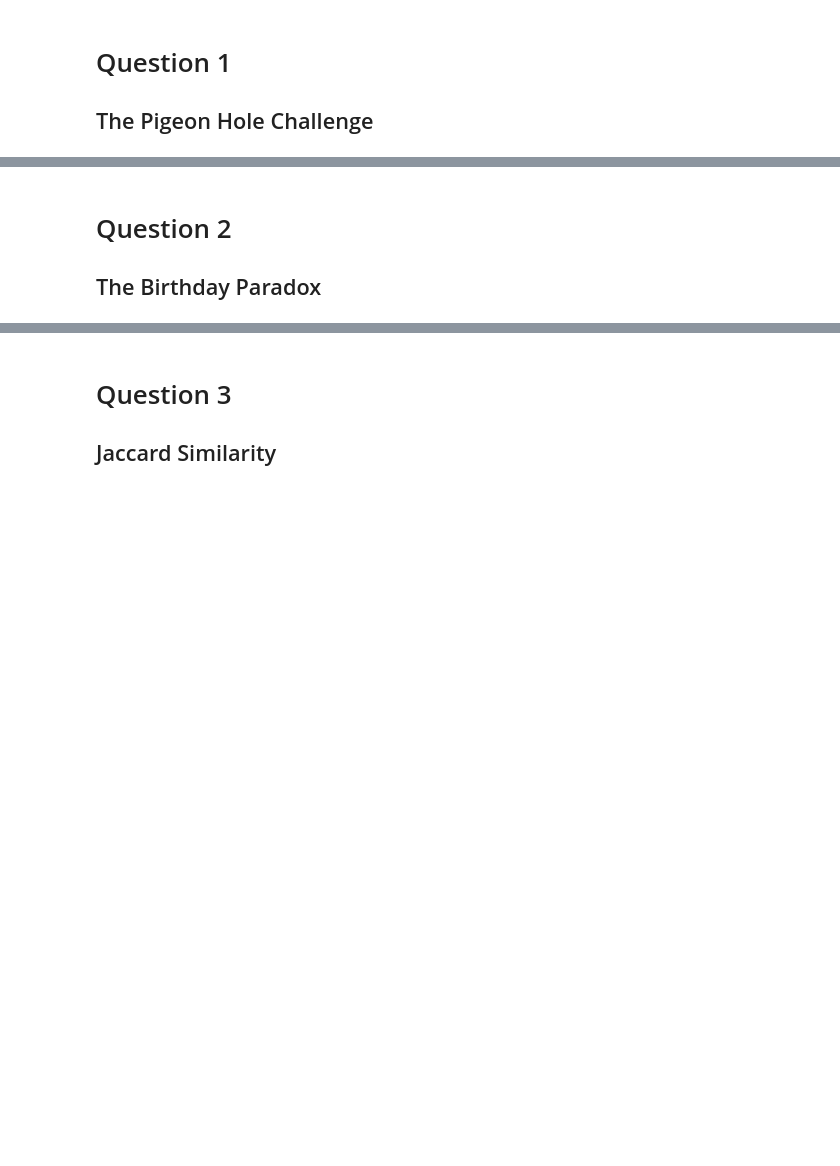
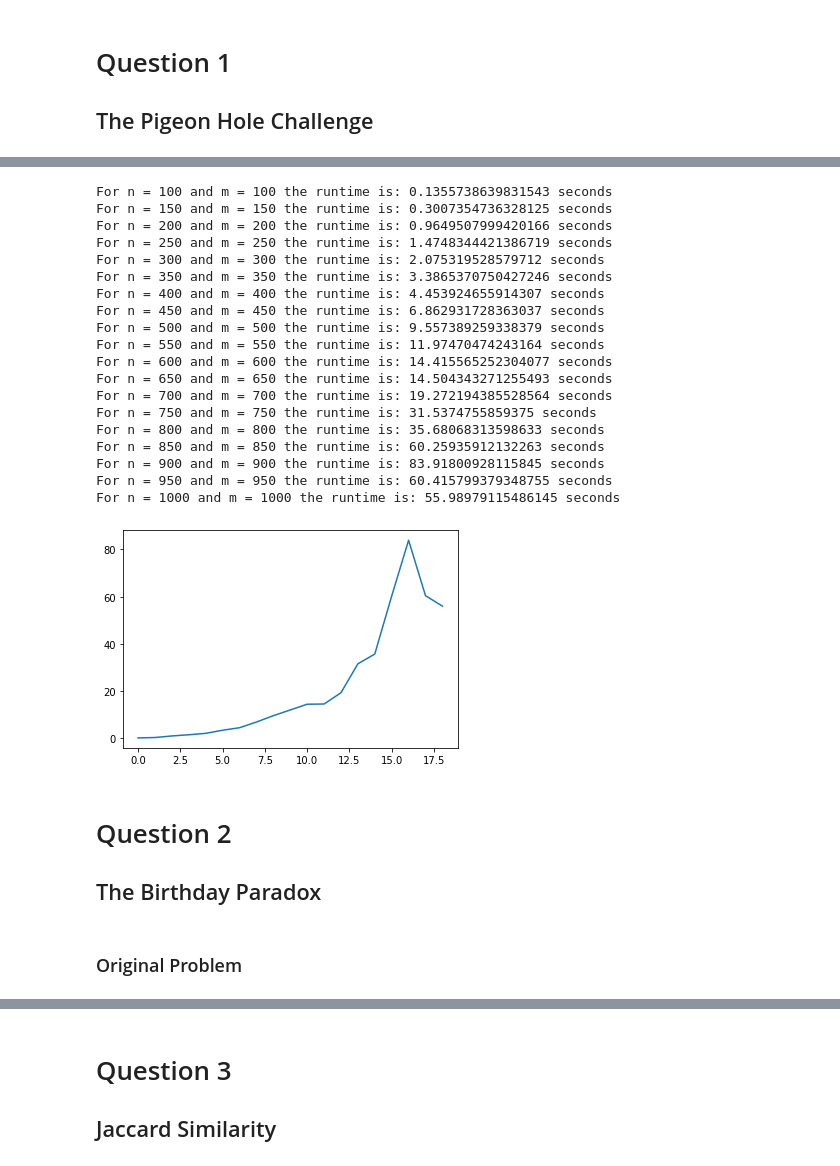
Before and after one commit to TheAidenTv/CS-4403-Assignment-1, a Jupyter notebook: Assignment 1.ipynb, the cells around one changed output, grey strips where cells are left out. Cells and saved outputs as stored; diff of their text form; code cells hidden in the pictures; blank space fills up the shorter version.

```diff
--- a/Assignment 1.ipynb
+++ b/Assignment 1.ipynb
@@ -56,6 +138,83 @@ This took 2.122159719467163 seconds
+# %%
+import random
+import time
+import seaborn as sns
+import matplotlib.pyplot as plt
+
+n = 100
+m = 100
+runtimeList = []
+
+while n <= 1000:
+    # Trial Count List
+    kList = []
+
+    # Record start time of method
+    startTime = time.time()
+
+    for i in range(m):
+
+        # Keep track of what numbers still remain
+        domain = []
+
+        # Trial count
+        k = 0
+
+        # While the domain still has numbers that have not had an i∈[n]
+        while(len(domain) < n):
+            randNum = random.randint(0, n-1)
+
+            if(randNum not in domain):
+                domain.append(randNum)
+
+            k += 1
+
+        kList.append(k)
+
+    # Record end time of method
+    endTime = time.time()
+
+    runtime = endTime - startTime
+
+    runtimeList.append(runtime)
+
+    print("For n =",n,"and m =",m, "the runtime is:", runtime, "seconds")
+
+    n = n + 50
+    m = m + 50
+
+plt.plot(runtimeList)
+plt.show()
+
+# n takes more resources!
+# Because increasing n increases the domain size
+# while increasing m only increases the repetition
+# %% [output]
+For n = 100 and m = 100 the runtime is: 0.1355738639831543 seconds
+For n = 150 and m = 150 the runtime is: 0.3007354736328125 seconds
+For n = 200 and m = 200 the runtime is: 0.9649507999420166 seconds
+For n = 250 and m = 250 the runtime is: 1.4748344421386719 seconds
+For n = 300 and m = 300 the runtime is: 2.075319528579712 seconds
+For n = 350 and m = 350 the runtime is: 3.3865370750427246 seconds
+For n = 400 and m = 400 the runtime is: 4.453924655914307 seconds
+For n = 450 and m = 450 the runtime is: 6.862931728363037 seconds
+For n = 500 and m = 500 the runtime is: 9.557389259338379 seconds
+For n = 550 and m = 550 the runtime is: 11.97470474243164 seconds
+For n = 600 and m = 600 the runtime is: 14.415565252304077 seconds
+For n = 650 and m = 650 the runtime is: 14.504343271255493 seconds
+For n = 700 and m = 700 the runtime is: 19.272194385528564 seconds
+For n = 750 and m = 750 the runtime is: 31.5374755859375 seconds
+For n = 800 and m = 800 the runtime is: 35.68068313598633 seconds
+For n = 850 and m = 850 the runtime is: 60.25935912132263 seconds
+For n = 900 and m = 900 the runtime is: 83.91800928115845 seconds
+For n = 950 and m = 950 the runtime is: 60.415799379348755 seconds
+For n = 1000 and m = 1000 the runtime is: 55.98979115486145 seconds
+[figure, added]
 # %% [markdown]
 # Question 2
 ## The Birthday Paradox
+# %% [markdown]
+### Original Problem
 # %%
 import random
 import matplotlib.pyplot as plt
```
Also changed, not shown: parts of 13 cells of this notebook.
